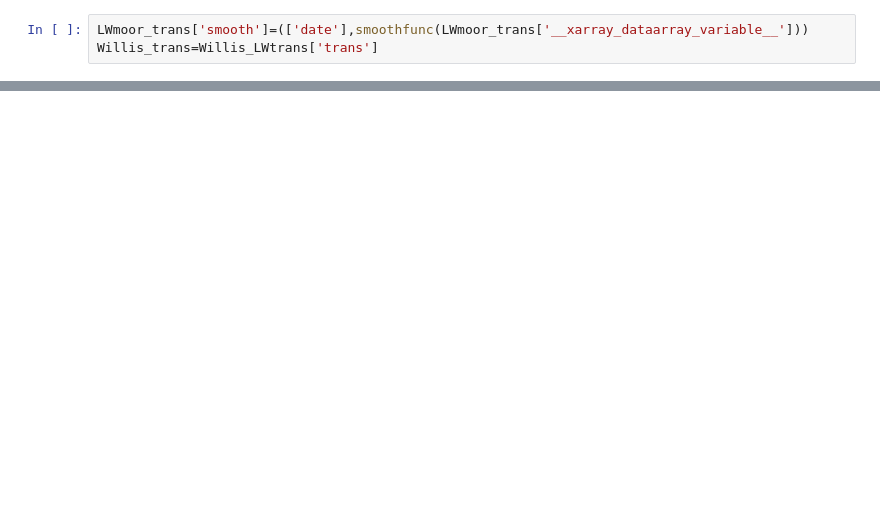
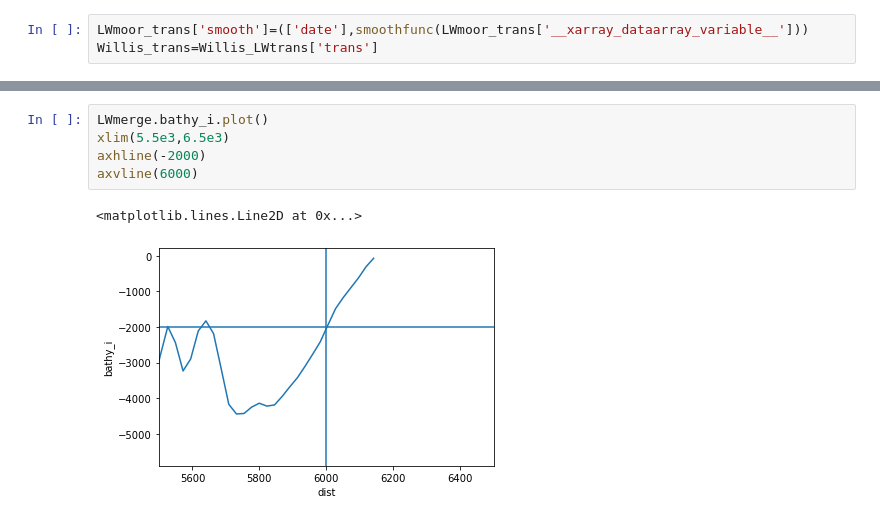
Before and after one commit to ilebras/35N-AMOC-code, a Jupyter notebook: Step0_OrientingFigure.ipynb, the cells around one changed output, grey strips where cells are left out. Cells and saved outputs as stored; diff of their text form; blank space fills up the shorter version.

```diff
--- a/Step0_OrientingFigure.ipynb
+++ b/Step0_OrientingFigure.ipynb
@@ -190,0 +212,8 @@ corrcoef(LWmoor_trans['smooth'].interp(date=Willis_trans.date),Willis_trans)
+# %%
+LWmerge.bathy_i.plot()
+xlim(5.5e3,6.5e3)
+axhline(-2000)
+axvline(6000)
+# %% [output]
+<matplotlib.lines.Line2D at 0x...>
+[figure, added]
```
Also changed, not shown: parts of 6 cells of this notebook, 33 other files.
